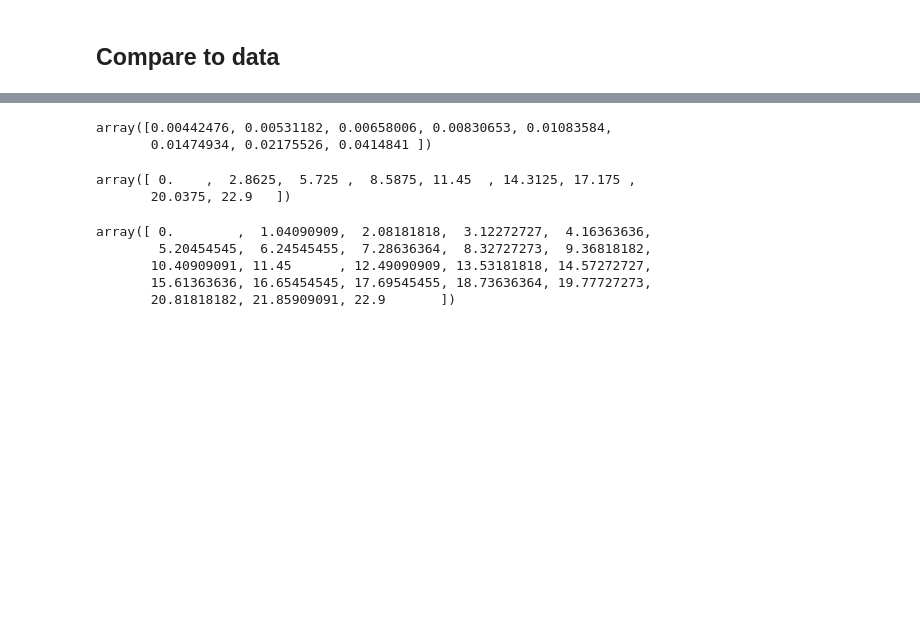
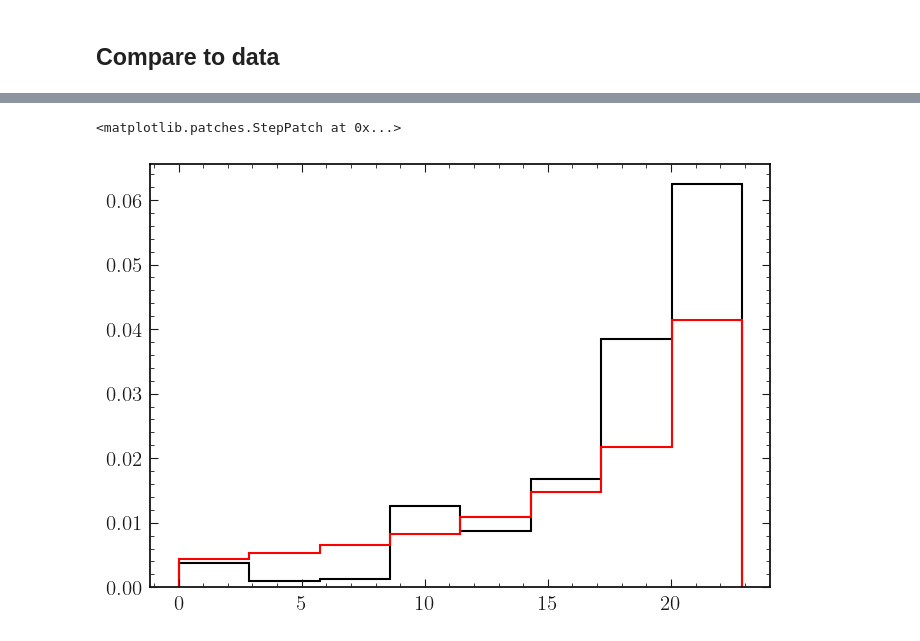
Before and after one commit to lorenzennio/redist, a Jupyter notebook: examples/knunu_binning.ipynb, the cells around one changed output, grey strips where cells are left out. Saved outputs shown, nothing was run; the diff lists cells and outputs as text; code cells hidden in the pictures; blank space fills up the shorter version.

```diff
--- a/examples/knunu_binning.ipynb
+++ b/examples/knunu_binning.ipynb
@@ -285,18 +275,9 @@ plt.show()
-# %%
-1/np.sqrt(alt_yields)
-# %% [output]
-array([0.00442476, 0.00531182, 0.00658006, 0.00830653, 0.01083584,
-       0.01474934, 0.02175526, 0.0414841 ])
-# %%
-binning
-# %% [output]
-array([ 0.    ,  2.8625,  5.725 ,  8.5875, 11.45  , 14.3125, 17.175 ,
-       20.0375, 22.9   ])
-# %%
-q2binning
-# %% [output]
-array([ 0.        ,  1.04090909,  2.08181818,  3.12272727,  4.16363636,
-        5.20454545,  6.24545455,  7.28636364,  8.32727273,  9.36818182,
-       10.40909091, 11.45      , 12.49090909, 13.53181818, 14.57272727,
-       15.61363636, 16.65454545, 17.69545455, 18.73636364, 19.77727273,
-       20.81818182, 21.85909091, 22.9       ])
+# %%
+# plt.stairs(1/np.sqrt(alt_yields), binning, color='r', linewidth=1.5)
+plt.stairs(abs(new[-1]-alt_yields)/alt_yields, binning, color='k', linewidth=1.5)
+plt.stairs(np.sqrt(1/alt_yields), binning, color='r', linewidth=1.5)
+
+# plt.stairs(np.sqrt( abs((abs(new-alt_yields)/alt_yields)**2 - 1/alt_yields)), binning, color='b', linewidth=1.5)
+# %% [output]
+<matplotlib.patches.StepPatch at 0x...>
+[figure, added]
```
Also changed, not shown: parts of 6 cells of this notebook.
